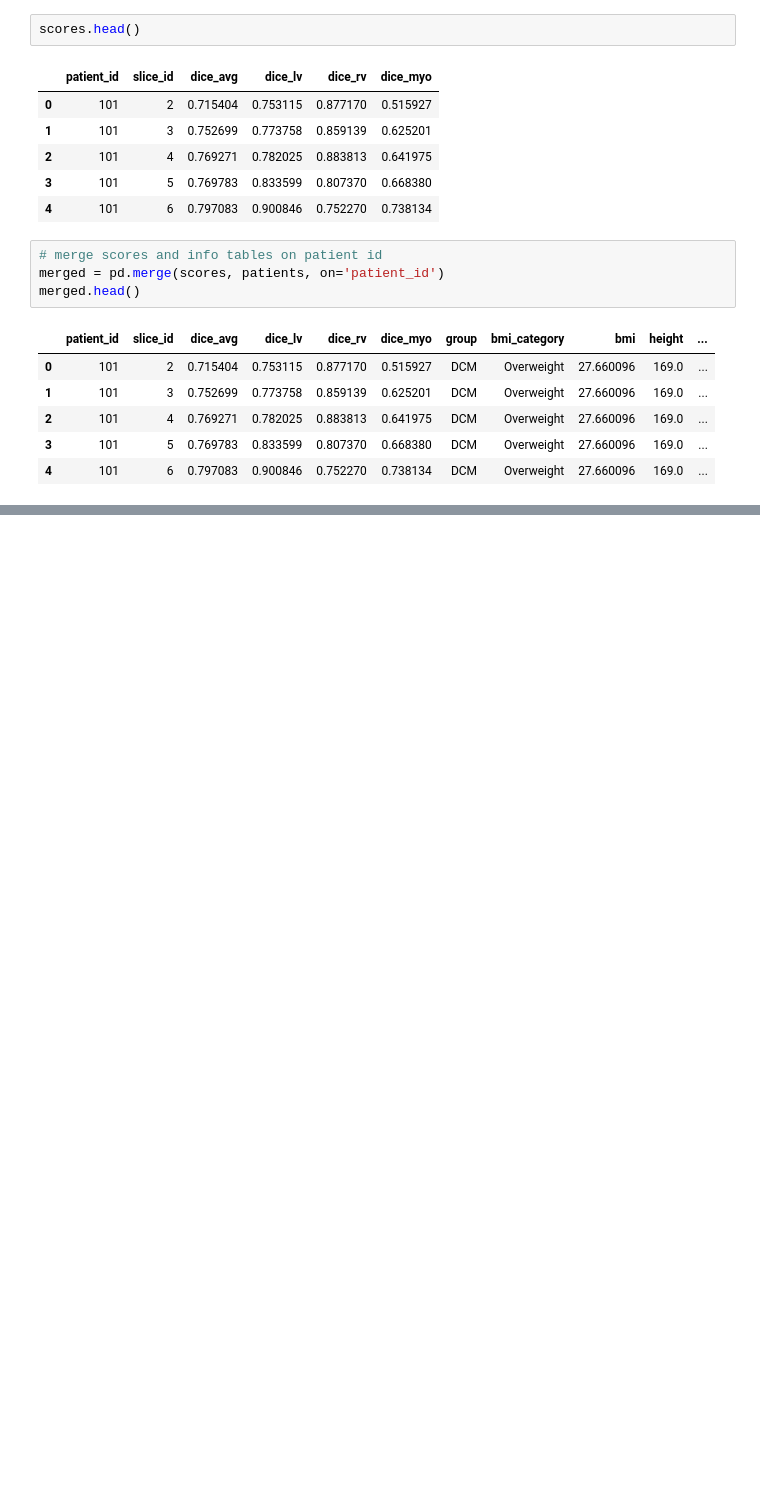
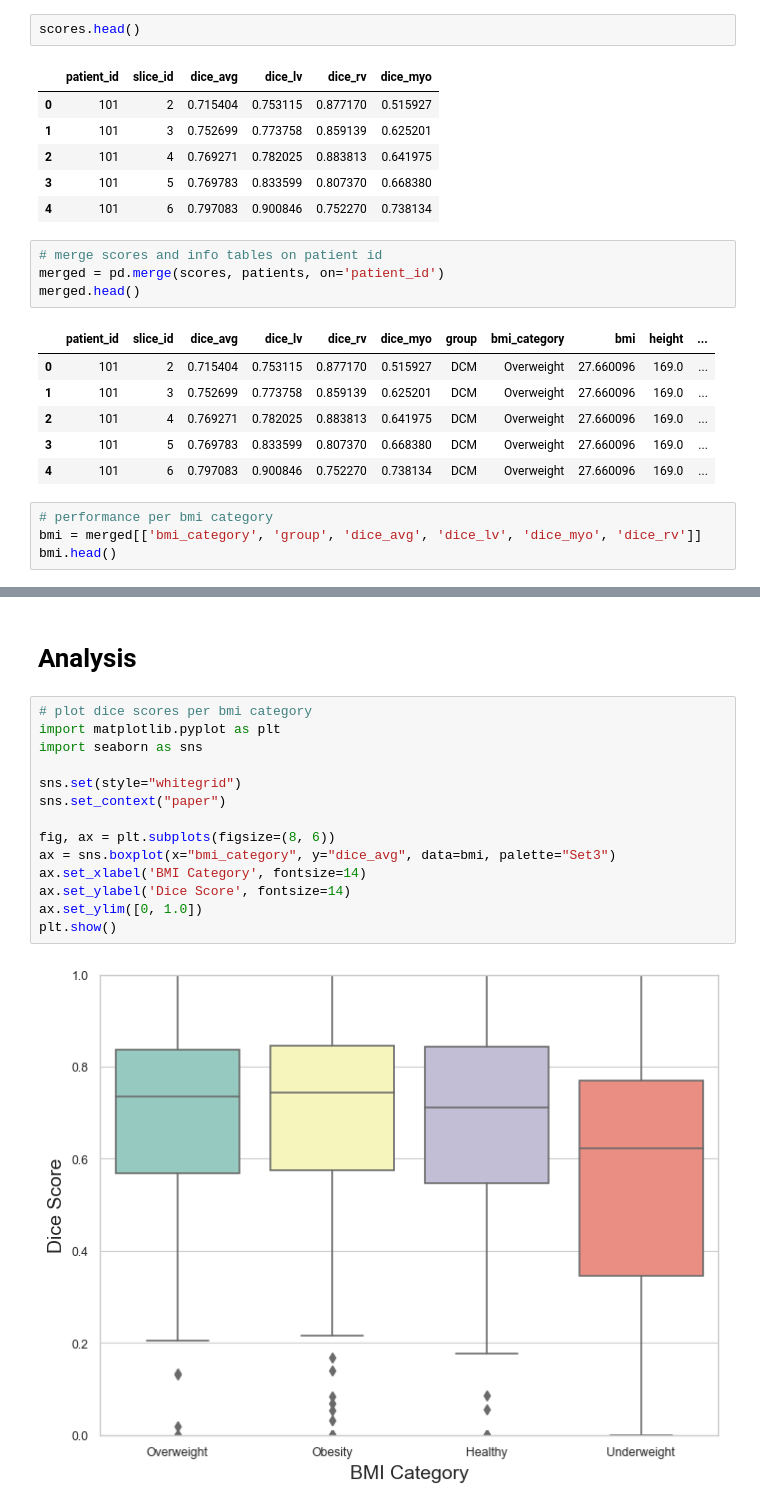
Before and after one commit to msskzx/FCT, a Jupyter notebook: fct_acdc_analysis.ipynb, the cells around one changed output, grey strips where cells are left out. Cells and saved outputs as stored; diff of their text form; blank space fills up the shorter version.

Commit message:
scores per bmi category

```diff
--- a/fct_acdc_analysis.ipynb
+++ b/fct_acdc_analysis.ipynb
@@ -32,3 +34,7 @@ merged.head()
 | 2 | 101 | 4 | 0.769271 | 0.782025 | 0.883813 | 0.641975 | DCM | Overweight | 27.660096 | 169.0 | ... |
 | 3 | 101 | 5 | 0.769783 | 0.833599 | 0.807370 | 0.668380 | DCM | Overweight | 27.660096 | 169.0 | ... |
 | 4 | 101 | 6 | 0.797083 | 0.900846 | 0.752270 | 0.738134 | DCM | Overweight | 27.660096 | 169.0 | ... |
+# %%
+# performance per bmi category
+bmi = merged[['bmi_category', 'group', 'dice_avg', 'dice_lv', 'dice_myo', 'dice_rv']]
+bmi.head()
@@ -34,0 +77,18 @@ merged.head()
+# %% [markdown]
+# Analysis
+# %%
+# plot dice scores per bmi category
+import matplotlib.pyplot as plt
+import seaborn as sns
+
+sns.set(style="whitegrid")
+sns.set_context("paper")
+
+fig, ax = plt.subplots(figsize=(8, 6))
+ax = sns.boxplot(x="bmi_category", y="dice_avg", data=bmi, palette="Set3")
+ax.set_xlabel('BMI Category', fontsize=14)
+ax.set_ylabel('Dice Score', fontsize=14)
+ax.set_ylim([0, 1.0])
+plt.show()
+# %% [output]
+[figure, added]
```
Also changed, not shown: parts of 5 cells of this notebook.
